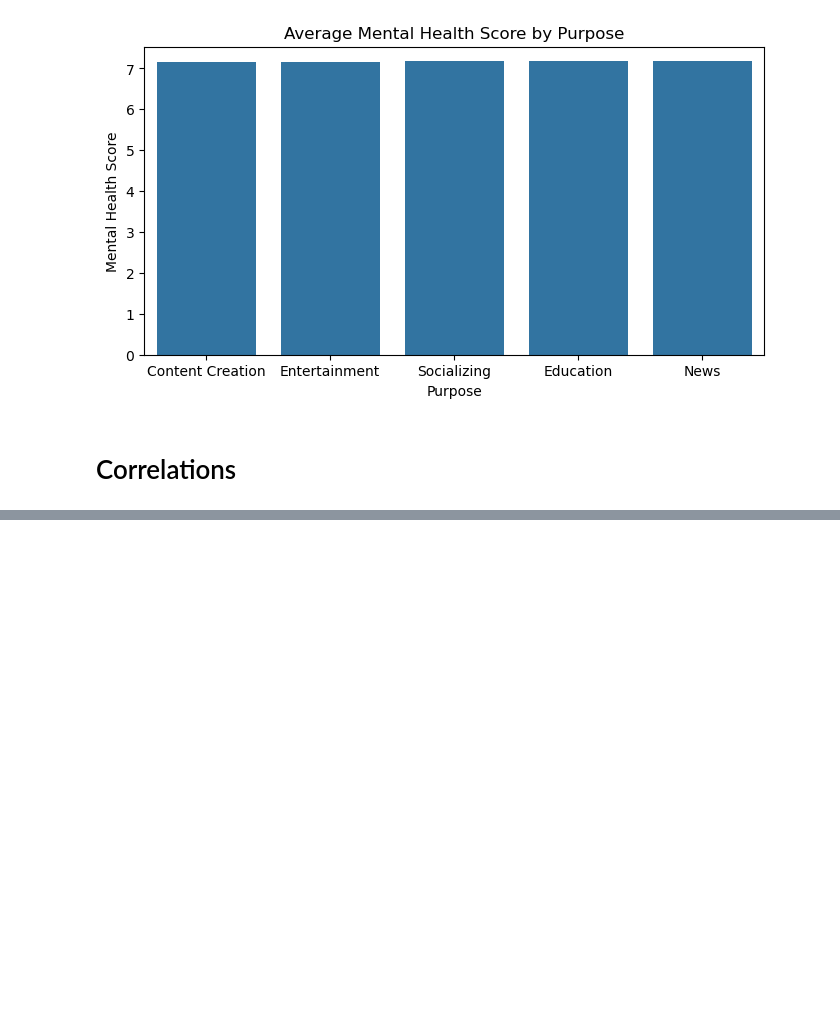
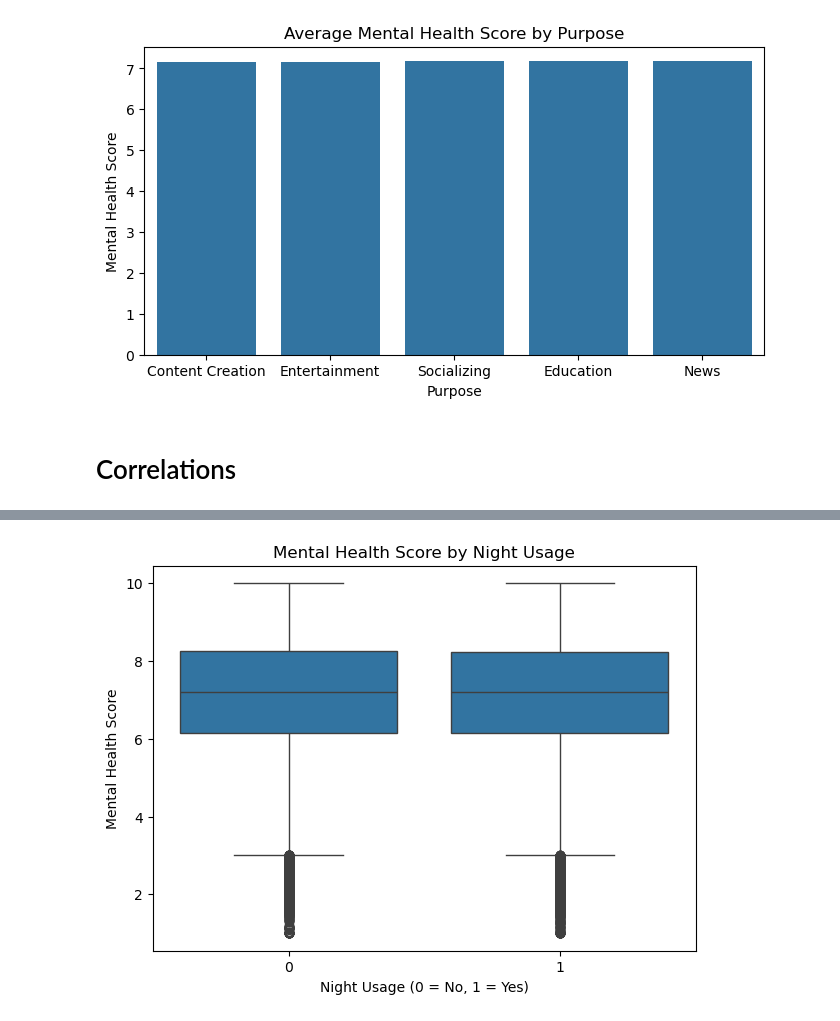
Before and after one commit to Adris3/mental_health_analysis, a Jupyter notebook: notebooks/eda.ipynb, the cells around one changed output, grey strips where cells are left out. Drawn from its saved outputs; the diff is of its cells as text; code cells hidden in the pictures; blank space fills up the shorter version.

```diff
--- a/notebooks/eda.ipynb
+++ b/notebooks/eda.ipynb
@@ -140,0 +153,9 @@ plt.show()
+# %%
+plt.figure(figsize=(7, 5))
+sns.boxplot(data=social_media_data, x="night_usage", y="mental_health_score")
+plt.title("Mental Health Score by Night Usage")
+plt.xlabel("Night Usage (0 = No, 1 = Yes)")
+plt.ylabel("Mental Health Score")
+plt.show()
+# %% [output]
+[figure, added]
```
Also changed, not shown: parts of 2 cells of this notebook.
